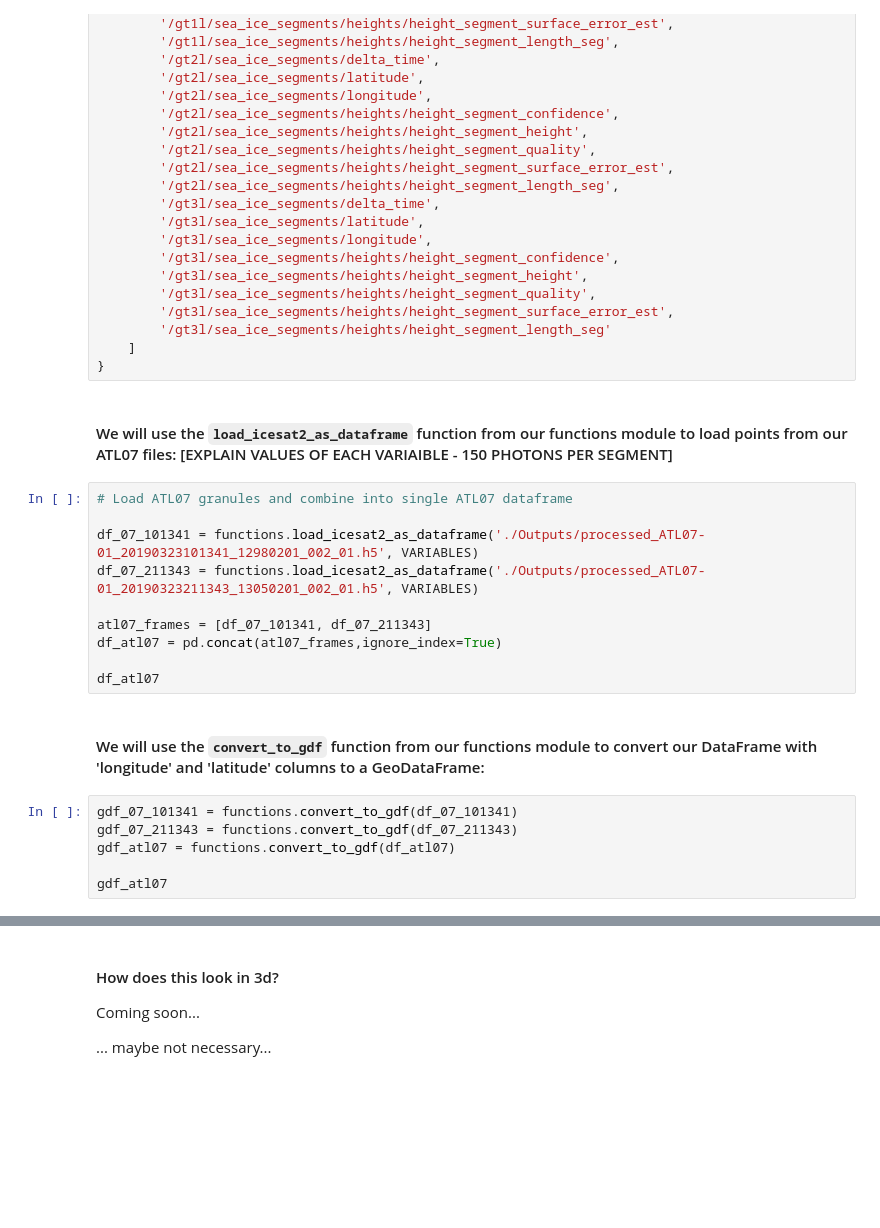
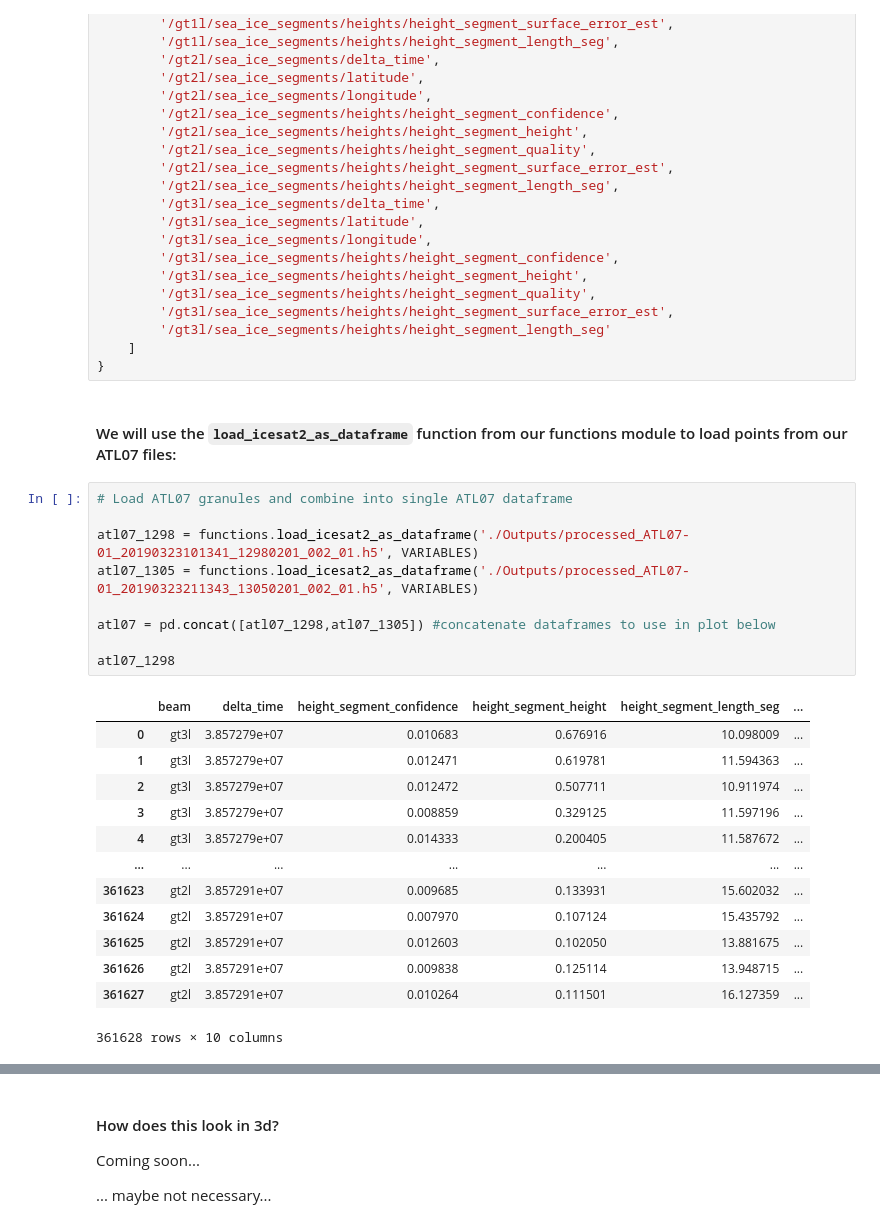
Before and after one commit to nsidc/AGU-2019-NSIDC-Data-Tutorial, a Jupyter notebook: notebooks/Visualize and Analyze Data.ipynb, the cells around one changed output, grey strips where cells are left out. Saved outputs shown, nothing was run; the diff lists cells and outputs as text; blank space fills up the shorter version.

```diff
--- a/notebooks/Visualize and Analyze Data.ipynb
+++ b/notebooks/Visualize and Analyze Data.ipynb
@@ -109,22 +121,27 @@ VARIABLES = {
     ]
 }
 # %% [markdown]
-#### We will use the `load_icesat2_as_dataframe` function from our functions module to load points from our ATL07 files: [EXPLAIN VALUES OF EACH VARIAIBLE - 150 PHOTONS PER SEGMENT]
+#### We will use the `load_icesat2_as_dataframe` function from our functions module to load points from our ATL07 files:
 # %%
 # Load ATL07 granules and combine into single ATL07 dataframe
 
-df_07_101341 = functions.load_icesat2_as_dataframe('./Outputs/processed_ATL07-01_20190323101341_12980201_002_01.h5', VARIABLES)
-df_07_211343 = functions.load_icesat2_as_dataframe('./Outputs/processed_ATL07-01_20190323211343_13050201_002_01.h5', VARIABLES)
+atl07_1298 = functions.load_icesat2_as_dataframe('./Outputs/processed_ATL07-01_20190323101341_12980201_002_01.h5', VARIABLES)
+atl07_1305 = functions.load_icesat2_as_dataframe('./Outputs/processed_ATL07-01_20190323211343_13050201_002_01.h5', VARIABLES)
 
-atl07_frames = [df_07_101341, df_07_211343]
-df_atl07 = pd.concat(atl07_frames,ignore_index=True)
+atl07 = pd.concat([atl07_1298,atl07_1305]) #concatenate dataframes to use in plot below
 
-df_atl07
+atl07_1298
+# %% [output]
+|  | beam | delta_time | height_segment_confidence | height_segment_height | height_segment_length_seg | ... |
+| 0 | gt3l | 3.857279e+07 | 0.010683 | 0.676916 | 10.098009 | ... |
+| 1 | gt3l | 3.857279e+07 | 0.012471 | 0.619781 | 11.594363 | ... |
+| 2 | gt3l | 3.857279e+07 | 0.012472 | 0.507711 | 10.911974 | ... |
+| 3 | gt3l | 3.857279e+07 | 0.008859 | 0.329125 | 11.597196 | ... |
+| 4 | gt3l | 3.857279e+07 | 0.014333 | 0.200405 | 11.587672 | ... |
+| ... | ... | ... | ... | ... | ... | ... |
+| 361623 | gt2l | 3.857291e+07 | 0.009685 | 0.133931 | 15.602032 | ... |
+| 361624 | gt2l | 3.857291e+07 | 0.007970 | 0.107124 | 15.435792 | ... |
+| 361625 | gt2l | 3.857291e+07 | 0.012603 | 0.102050 | 13.881675 | ... |
+| 361626 | gt2l | 3.857291e+07 | 0.009838 | 0.125114 | 13.948715 | ... |
+| 361627 | gt2l | 3.857291e+07 | 0.010264 | 0.111501 | 16.127359 | ... |
+361628 rows × 10 columns
-# %% [markdown]
-#### We will use the `convert_to_gdf` function from our functions module to convert our DataFrame with 'longitude' and 'latitude' columns to a GeoDataFrame:
-# %%
-gdf_07_101341 = functions.convert_to_gdf(df_07_101341)
-gdf_07_211343 = functions.convert_to_gdf(df_07_211343)
-gdf_atl07 = functions.convert_to_gdf(df_atl07)
-
-gdf_atl07
```
Also changed, not shown: parts of 40 cells of this notebook, 2 other files.
